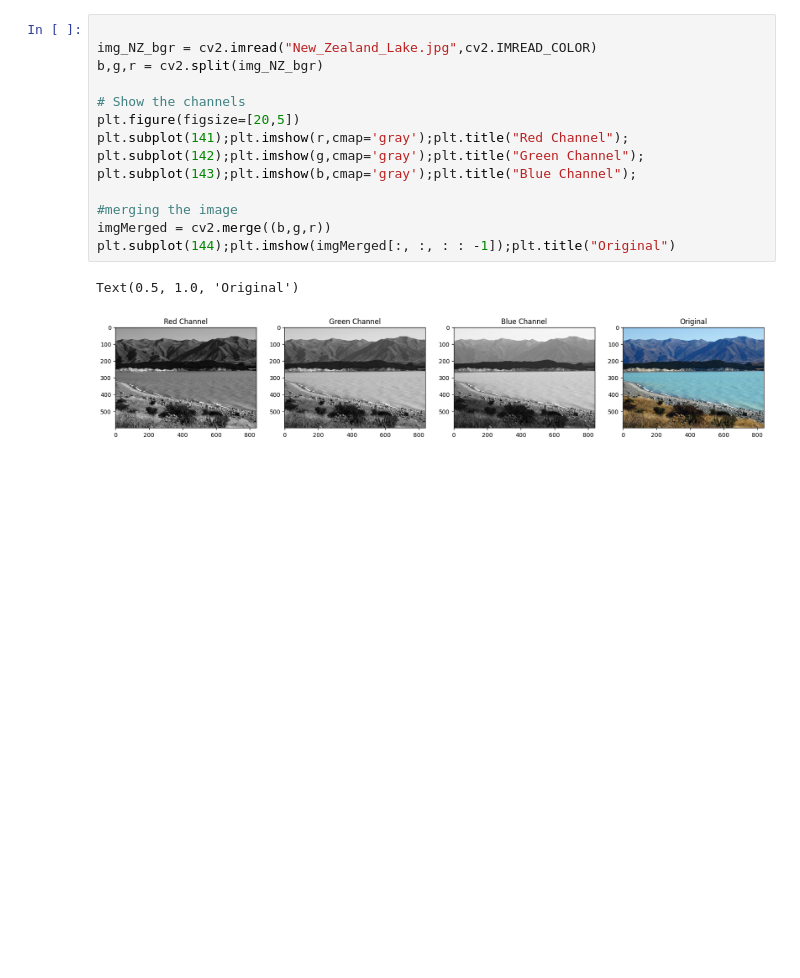
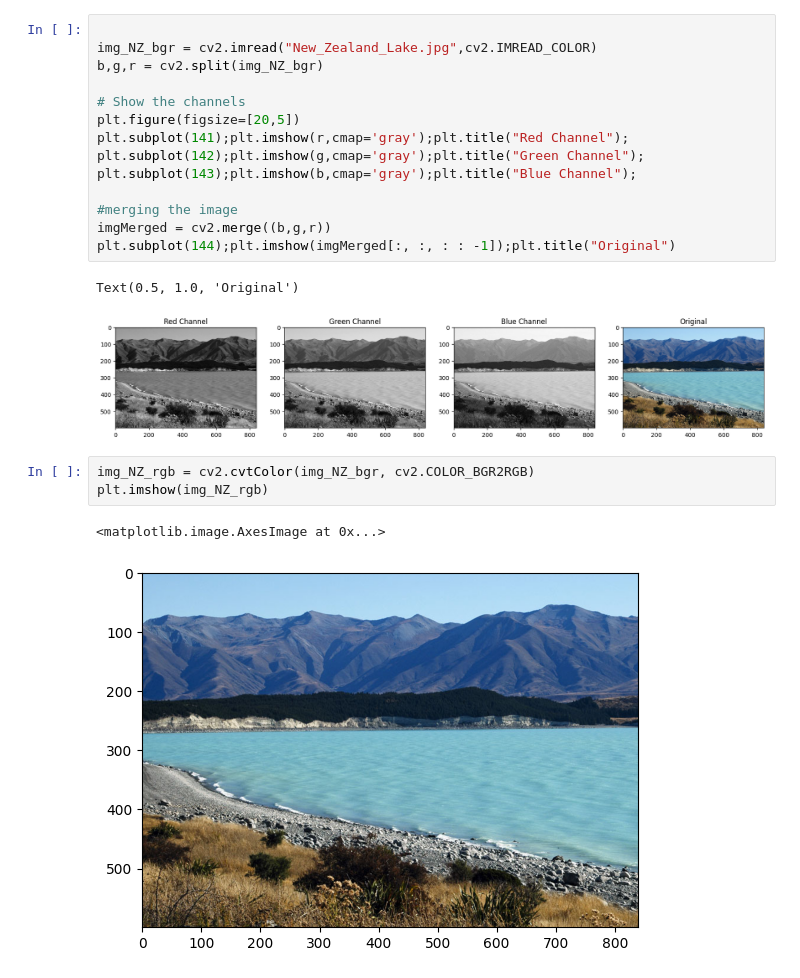
Before and after one commit to Nuralam30/dipWithPython, a Jupyter notebook: image processing/01_Getting_Started_with_Images/getting_started.ipynb, the cells around one changed output. Saved outputs shown, nothing was run; the diff lists cells and outputs as text; blank space fills up the shorter version.

Commit message:
bgr to rgb and hsv convert of an image

```diff
--- a/image processing/01_Getting_Started_with_Images/getting_started.ipynb
+++ b/image processing/01_Getting_Started_with_Images/getting_started.ipynb
@@ -90,3 +90,9 @@ plt.subplot(144);plt.imshow(imgMerged[:, :, : : -1]);plt.title("Original")
 # %% [output]
 Text(0.5, 1.0, 'Original')
 [figure]
+# %%
+img_NZ_rgb = cv2.cvtColor(img_NZ_bgr, cv2.COLOR_BGR2RGB)
+plt.imshow(img_NZ_rgb)
+# %% [output]
+<matplotlib.image.AxesImage at 0x...>
+[figure, added]
```
Also changed, not shown: parts of 1 cell of this notebook.
